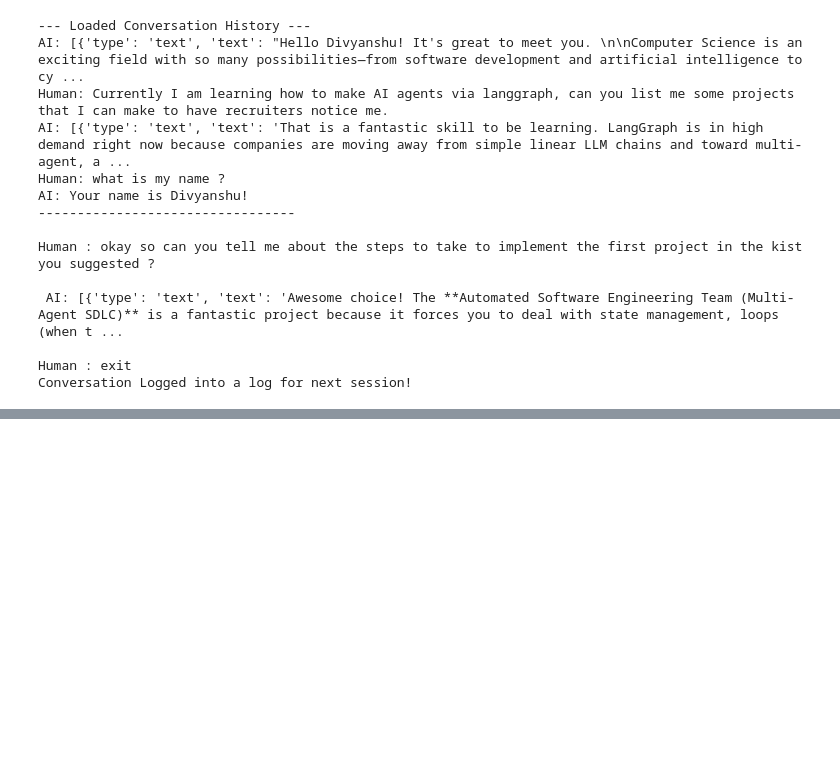
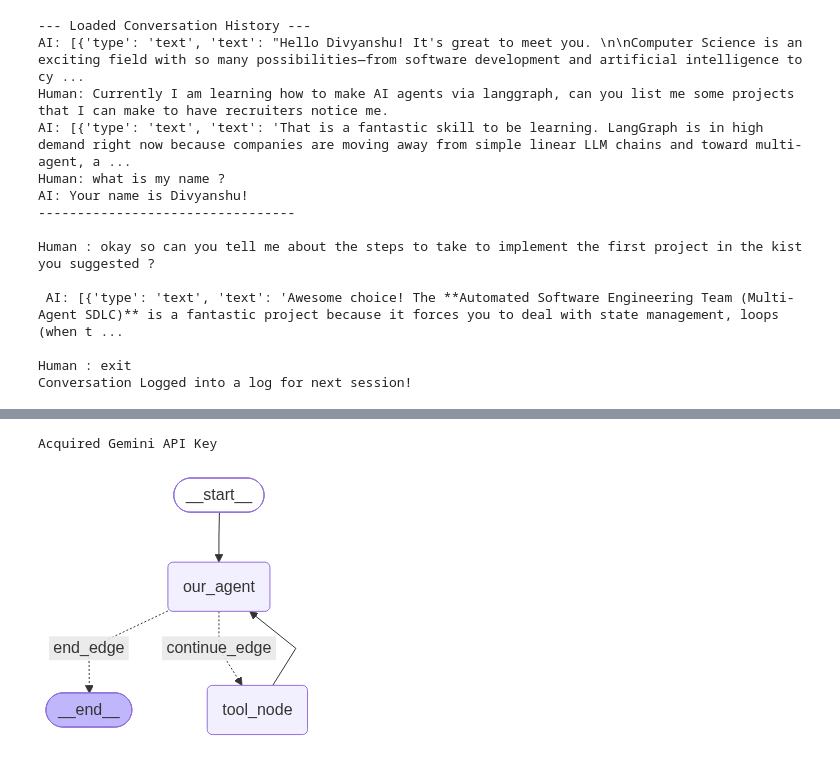
Before and after one commit to divyanshu-png/VOID, a Jupyter notebook: LangGraph_Basics.ipynb, the cells around one changed output, grey strips where cells are left out. Drawn from its saved outputs; the diff is of its cells as text; code cells hidden in the pictures; blank space fills up the shorter version.

Commit message:
Learned to implement ReAct agent using tools and tool node in Langgraph

```diff
--- a/LangGraph_Basics.ipynb
+++ b/LangGraph_Basics.ipynb
@@ -1162,0 +1238,8 @@ Conversation Logged into a log for next session!
+# %%
+from google.colab import userdata
+import os
+GEMINI_API_KEY =  userdata.get('GEMINI_API_KEY')
+os.environ['GEMINI_API_KEY'] = GEMINI_API_KEY
+print("Acquired Gemini API Key")
+# %% [output]
+Acquired Gemini API Key
@@ -1162,0 +1263,9 @@ Conversation Logged into a log for next session!
+# %%
+class agentState(TypedDict):
+    messages : Annotated[Sequence[BaseMessage], add_messages]
+    # the add_messages is the metadata and the Sequence[BaseMessage] is the data.
+    #Sequence[BaseMessage]is a sequence that is an ordered collection like a tuple or list, and BaseMessage indicates that each item in the collection must be a message object from Langchain-> A HumanMessage or AIMessage.
+
+    #Annotated[...] is used here to tell LangGraph how to handle updates to the message list
+
+    #add_message is a special reducer function provided by LangGraph. When a node in your graph returns an update to agentState that includes messages, LangGraph doesn't just replace the old messages list with the new one. Instead, because of add_messages, it intelligently appends the new messages to the existing messages list.
@@ -1162,0 +1319,5 @@ Conversation Logged into a log for next session!
+# %%
+from IPython.display import Image, display
+display(Image(agent.get_graph().draw_mermaid_png()))
+# %% [output]
+[figure, added]
```
Also changed, not shown: parts of 9 cells of this notebook.
